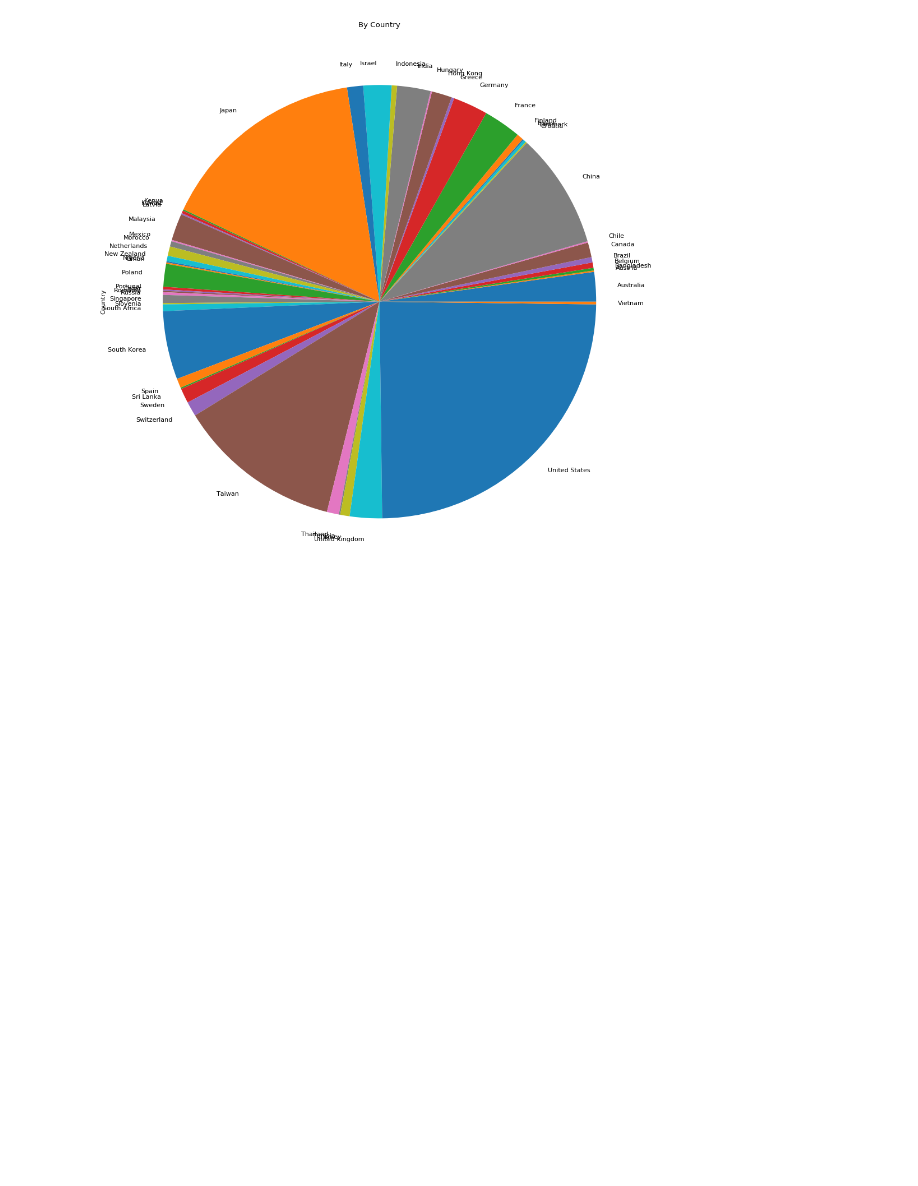
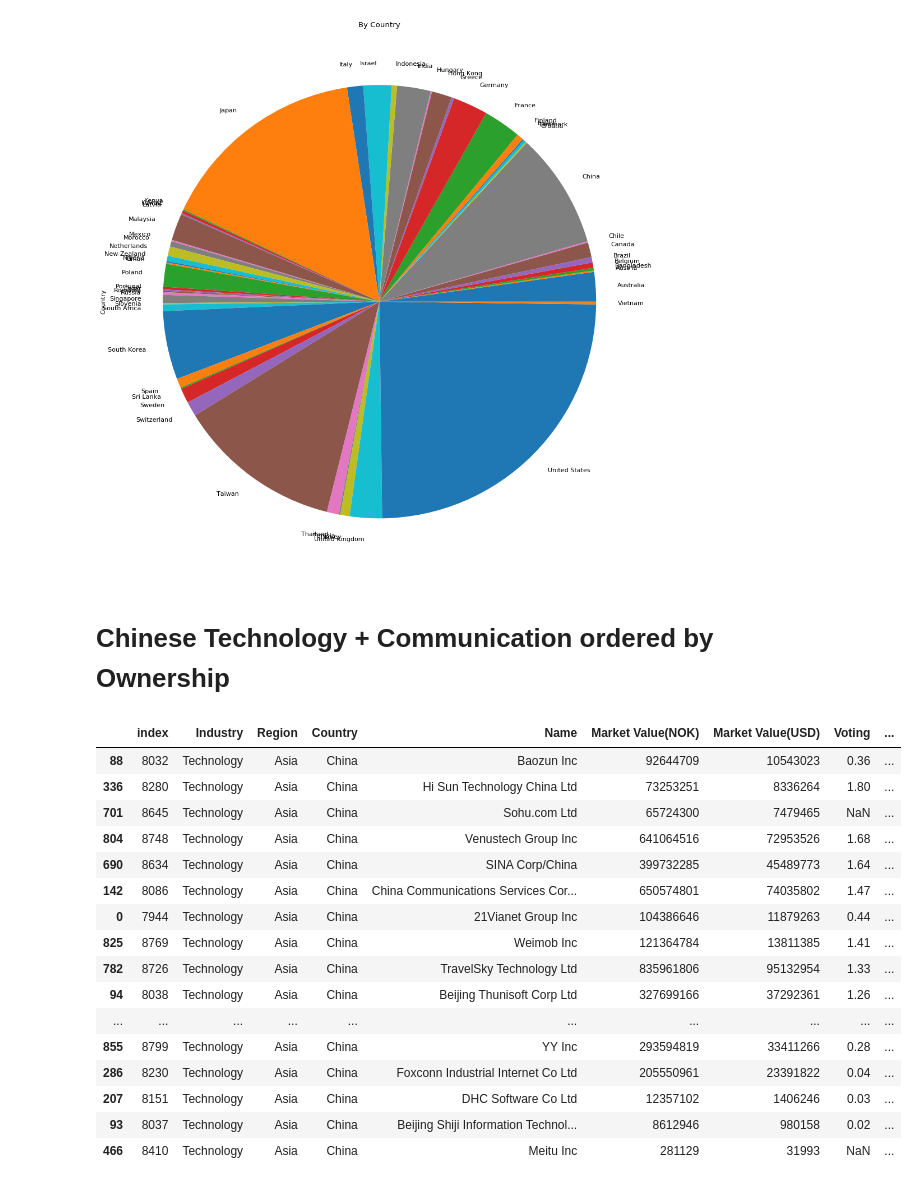
Before and after one commit to schmiddim/pension-fund-norway-investments, a Jupyter notebook: map_investments_to_symbols.ipynb, the cells around one changed output. Drawn from its saved outputs; the diff is of its cells as text; code cells hidden in the pictures; blank space fills up the shorter version.

Commit message:
ordered by ownership

```diff
--- a/map_investments_to_symbols.ipynb
+++ b/map_investments_to_symbols.ipynb
@@ -77,3 +77,29 @@ tech.groupby('Country')['Country'].agg('count').plot(kind='pie',title='By Countr
 # %% [output]
 <matplotlib.axes._subplots.AxesSubplot at 0x...>
 [figure]
+# %% [markdown]
+# Chinese Technology + Communication ordered by Ownership
+# %%
+pd.set_option('display.max_columns', None)  # or 1000
+pd.set_option('display.max_rows', None)  # or 1000
+pd.set_option('display.max_colwidth', -1)  # or 199
+china_tech = tech[ tech["Country"] == "China" ]
+china_tech.sort_values(['Ownership'], ascending=False) \
+# %% [output]
+|  | index | Industry | Region | Country | Name | Market Value(NOK) | Market Value(USD) | Voting | ... |
+| 88 | 8032 | Technology | Asia | China | Baozun Inc | 92644709 | 10543023 | 0.36 | ... |
+| 336 | 8280 | Technology | Asia | China | Hi Sun Technology China Ltd | 73253251 | 8336264 | 1.80 | ... |
+| 701 | 8645 | Technology | Asia | China | Sohu.com Ltd | 65724300 | 7479465 | NaN | ... |
+| 804 | 8748 | Technology | Asia | China | Venustech Group Inc | 641064516 | 72953526 | 1.68 | ... |
+| 690 | 8634 | Technology | Asia | China | SINA Corp/China | 399732285 | 45489773 | 1.64 | ... |
+| 142 | 8086 | Technology | Asia | China | China Communications Services Cor... | 650574801 | 74035802 | 1.47 | ... |
+| 0 | 7944 | Technology | Asia | China | 21Vianet Group Inc | 104386646 | 11879263 | 0.44 | ... |
+| 825 | 8769 | Technology | Asia | China | Weimob Inc | 121364784 | 13811385 | 1.41 | ... |
+| 782 | 8726 | Technology | Asia | China | TravelSky Technology Ltd | 835961806 | 95132954 | 1.33 | ... |
+| 94 | 8038 | Technology | Asia | China | Beijing Thunisoft Corp Ltd | 327699166 | 37292361 | 1.26 | ... |
+| ... | ... | ... | ... | ... | ... | ... | ... | ... | ... |
+| 855 | 8799 | Technology | Asia | China | YY Inc | 293594819 | 33411266 | 0.28 | ... |
+| 286 | 8230 | Technology | Asia | China | Foxconn Industrial Internet Co Ltd | 205550961 | 23391822 | 0.04 | ... |
+| 207 | 8151 | Technology | Asia | China | DHC Software Co Ltd | 12357102 | 1406246 | 0.03 | ... |
+| 93 | 8037 | Technology | Asia | China | Beijing Shiji Information Technol... | 8612946 | 980158 | 0.02 | ... |
+| 466 | 8410 | Technology | Asia | China | Meitu Inc | 281129 | 31993 | NaN | ... |
```
